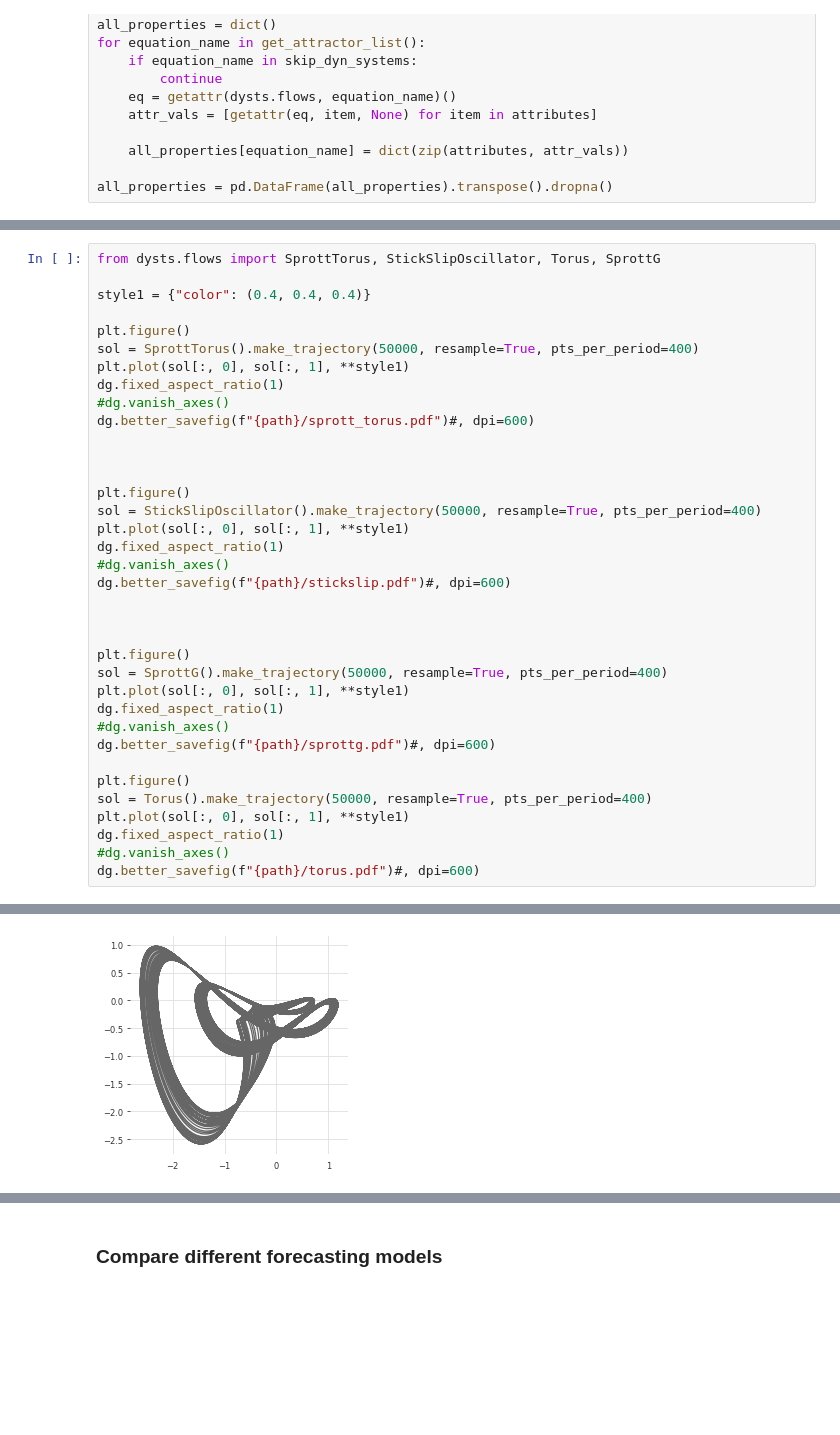
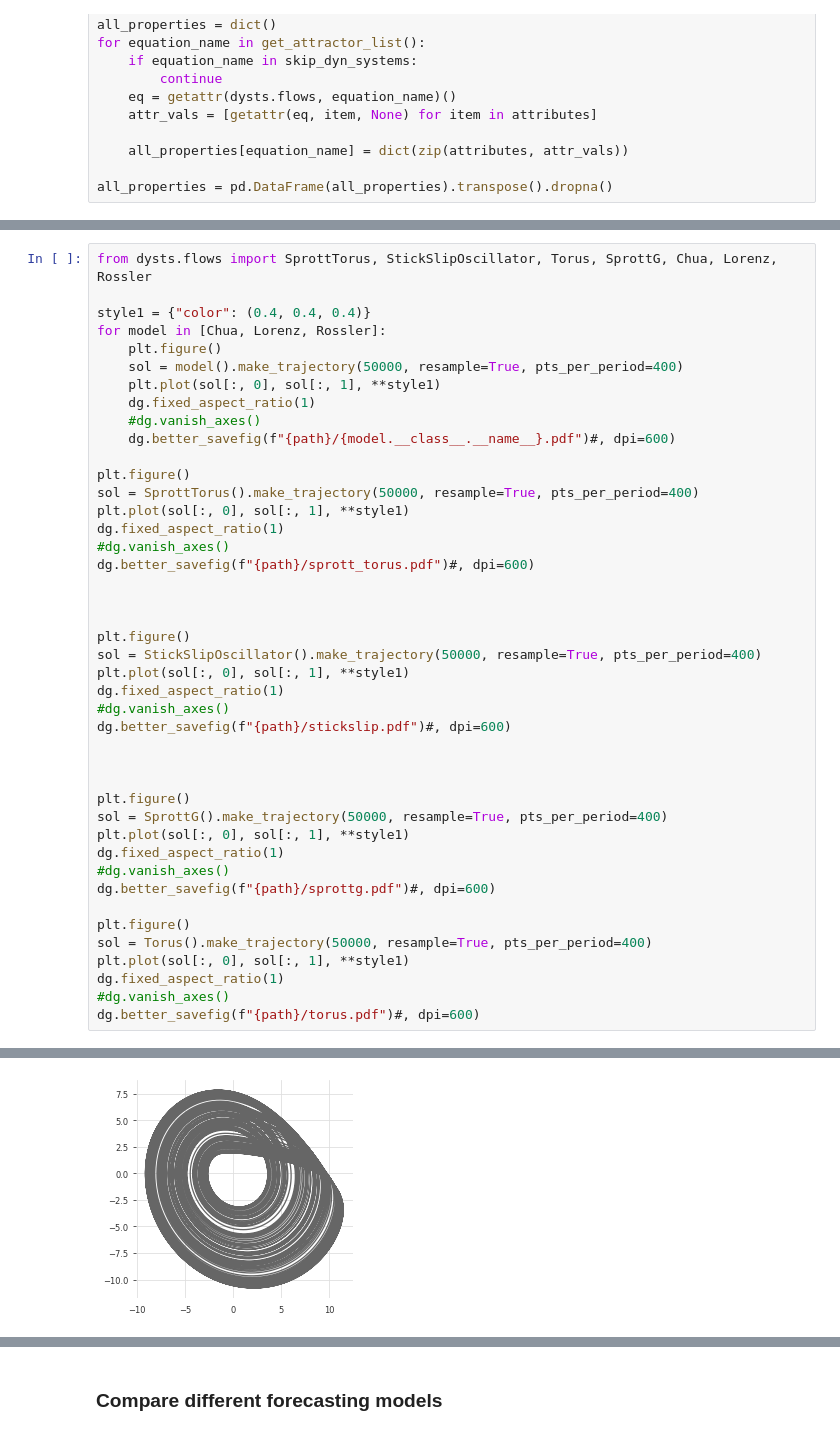
Before and after one commit to FatjonZOGAJ/dysts, a Jupyter notebook: benchmarks/figure_forecasting_benchmarks_figures.ipynb, the cells around one changed output, grey strips where cells are left out. Saved outputs shown, nothing was run; the diff lists cells and outputs as text; blank space fills up the shorter version.

```diff
--- a/benchmarks/figure_forecasting_benchmarks_figures.ipynb
+++ b/benchmarks/figure_forecasting_benchmarks_figures.ipynb
@@ -397,7 +394,14 @@ Middle systems:  (array(['ItikBanksTumor', 'Lorenz', 'Sakarya', 'SprottI'], dtyp
 # %%
-from dysts.flows import SprottTorus, StickSlipOscillator, Torus, SprottG
+from dysts.flows import SprottTorus, StickSlipOscillator, Torus, SprottG, Chua, Lorenz, Rossler
 
 style1 = {"color": (0.4, 0.4, 0.4)}
+for model in [Chua, Lorenz, Rossler]:
+    plt.figure()
+    sol = model().make_trajectory(50000, resample=True, pts_per_period=400)
+    plt.plot(sol[:, 0], sol[:, 1], **style1)
+    dg.fixed_aspect_ratio(1)
+    #dg.vanish_axes()
+    dg.better_savefig(f"{path}/{model.__class__.__name__}.pdf")#, dpi=600)
 
 plt.figure()
 sol = SprottTorus().make_trajectory(50000, resample=True, pts_per_period=400)
@@ -436 +440 @@ dg.better_savefig(f"{path}/torus.pdf")#, dpi=600)
-[figure, old version]
+[figure, new version]
```
Also changed, not shown: parts of 13 cells of this notebook, 10 other files.
